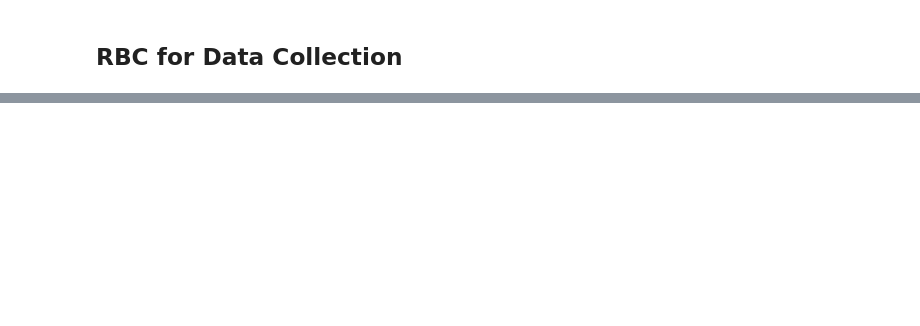
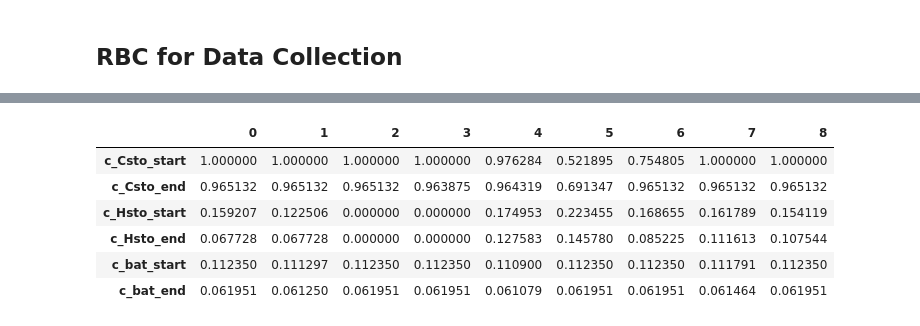
Before and after one commit to QasimWani/ZOiRL, a Jupyter notebook: implicit_agent.ipynb, the cells around one changed output, grey strips where cells are left out. Cells and saved outputs as stored; diff of their text form; code cells hidden in the pictures; blank space fills up the shorter version.

```diff
--- a/implicit_agent.ipynb
+++ b/implicit_agent.ipynb
@@ -71,21 +71,21 @@ def get_current_data(env, t):
     C_p_bat = [env.buildings['Building_'+str(i)].electrical_storage.capacity for i in range(1, 10)] #P
     eta_bat = [env.buildings['Building_'+str(i)].electrical_storage.efficiency for i in range(1, 10)]#P
     #ending soc. right now, notes indicate 0.1 but rn it's true value
-    c_bat_end = [env.buildings['Building_'+str(i)].electrical_storage.soc[-1] for i in range(1, 10)] #DP
+    c_bat_end = [env.buildings['Building_'+str(i)].electrical_storage.soc[-1] / C_p_bat[i-1] for i in range(1, 10)] #DP
 
     # Heat (Energy->dhw) Storage
     C_f_Hsto = [env.buildings['Building_'+str(i)].dhw_storage.loss_coef for i in range(1, 10)] #P
     C_p_Hsto = [env.buildings['Building_'+str(i)].dhw_storage.capacity for i in range(1, 10)] #P
     eta_Hsto = [env.buildings['Building_'+str(i)].dhw_storage.efficiency for i in range(1, 10)] #P
     #ending soc. right now, notes indicate 0.1 but rn it's true value
-    c_Hsto_end = [env.buildings['Building_'+str(i)].dhw_storage.soc[-1] for i in range(1, 10)] #DP
+    c_Hsto_end = [env.buildings['Building_'+str(i)].dhw_storage.soc[-1] / C_p_Hsto[i-1] for i in range(1, 10)] #DP
 
     # Cooling (Energy->cooling) Storage
     C_f_Csto = [env.buildings['Building_'+str(i)].cooling_storage.loss_coef for i in range(1, 10)] #P
     C_p_Csto = [env.buildings['Building_'+str(i)].cooling_storage.capacity for i in range(1, 10)] #P
     eta_Csto = [env.buildings['Building_'+str(i)].cooling_storage.efficiency for i in range(1, 10)] #P
     #ending soc. right now, notes indicate 0.1 but rn it's true value
-    c_Csto_end = [env.buildings['Building_'+str(i)].cooling_storage.soc[-1] for i in range(1, 10)] #DP
+    c_Csto_end = [env.buildings['Building_'+str(i)].cooling_storage.soc[-1] / C_p_Csto[i-1] for i in range(1, 10)] #DP
 
 
     # fill data
@@ -427,0 +465,12 @@ debug[0].solve(3)
+# %%
+pd.DataFrame([*data['c_Csto_end'], *data['c_Hsto_end'], *data['c_bat_end']], index=[
+    "c_Csto_start", "c_Csto_end", "c_Hsto_start", "c_Hsto_end", "c_bat_start", "c_bat_end"
+])
+# %% [output]
+|  | 0 | 1 | 2 | 3 | 4 | 5 | 6 | 7 | 8 |
+| c_Csto_start | 1.000000 | 1.000000 | 1.000000 | 1.000000 | 0.976284 | 0.521895 | 0.754805 | 1.000000 | 1.000000 |
+| c_Csto_end | 0.965132 | 0.965132 | 0.965132 | 0.963875 | 0.964319 | 0.691347 | 0.965132 | 0.965132 | 0.965132 |
+| c_Hsto_start | 0.159207 | 0.122506 | 0.000000 | 0.000000 | 0.174953 | 0.223455 | 0.168655 | 0.161789 | 0.154119 |
+| c_Hsto_end | 0.067728 | 0.067728 | 0.000000 | 0.000000 | 0.127583 | 0.145780 | 0.085225 | 0.111613 | 0.107544 |
+| c_bat_start | 0.112350 | 0.111297 | 0.112350 | 0.112350 | 0.110900 | 0.112350 | 0.112350 | 0.111791 | 0.112350 |
+| c_bat_end | 0.061951 | 0.061250 | 0.061951 | 0.061951 | 0.061079 | 0.061951 | 0.061951 | 0.061464 | 0.061951 |
```
Also changed, not shown: parts of 10 cells of this notebook.
